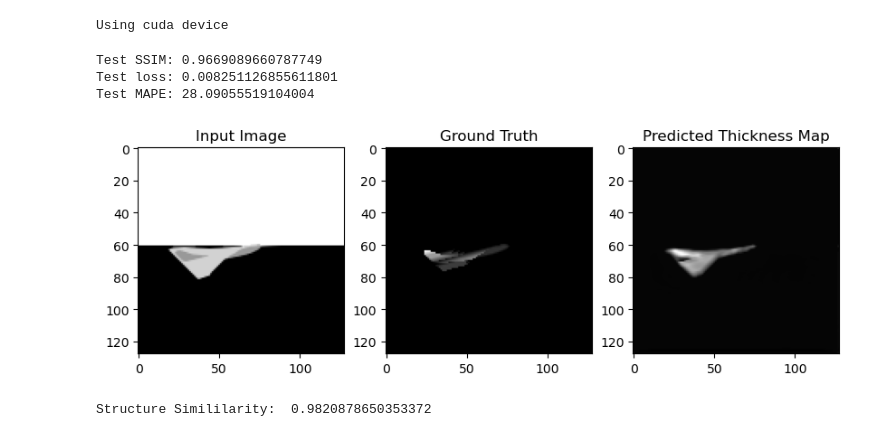
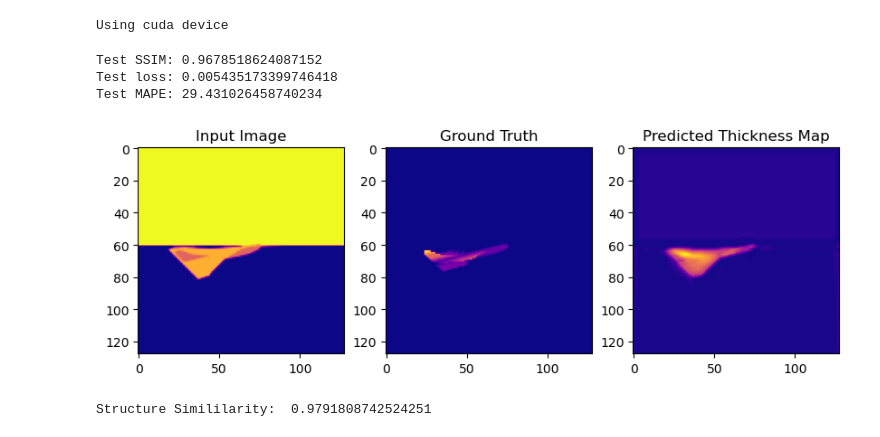
Before and after one commit to kane1204/Object-Thickness-Estimation-Network, a Jupyter notebook: test_model_partial.ipynb, the cells around one changed output. Cells and saved outputs as stored; diff of their text form; code cells hidden in the pictures.

```diff
--- a/test_model_partial.ipynb
+++ b/test_model_partial.ipynb
@@ -72,7 +72,7 @@ test_dataloader = DataLoader(test_dataset, batch_size=128)
 Number of samples in dataset without large object 5514
 Number of samples in dataset with only large objects 1038
 # %%
-path = "models\model_20230303-183712_164"
+path = "models\Partial Train\model_20230303-183712_105"
 device = "cuda" if torch.cuda.is_available() else "cpu"
 print("Using {} device".format(device))
 
@@ -115,9 +115,9 @@ print("Test SSIM: {}".format(fullstrsim/batches))
 print("Test loss: {}".format(full_loss/batches))
 print("Test MAPE: {}".format(full_mape/batches))
 # %% [output]
-Test SSIM: 0.9669089660787749
-Test loss: 0.008251126855611801
-Test MAPE: 28.09055519104004
+Test SSIM: 0.9678518624087152
+Test loss: 0.005435173399746418
+Test MAPE: 29.431026458740234
 # %%
 with torch.no_grad():
     for data in test_dataloader:
@@ -128,27 +128,27 @@ with torch.no_grad():
 # %%
 # test visualisation/ qualitative evaluation
 from skimage.metrics import structural_similarity as ssim
 idx = 69
 # sample = samples[idx]
 output = outputs[idx]
 with torch.no_grad():
     image, label = samples['img'][idx].to(device, dtype=torch.float), samples['thick_map'][idx].to(device, dtype=torch.float)
     image = image.cpu().numpy()
     label = label.cpu().numpy()
     output = output.cpu().numpy()
 
     plt.figure(figsize=(10,10))
     plt.subplot(1,3,1)
-    plt.imshow(image[0], cmap='gray')
+    plt.imshow(image[0],cmap='plasma')
     plt.title('Input Image')
     plt.subplot(1,3,2)
-    plt.imshow(label[0], cmap='gray')
+    plt.imshow(label[0], cmap='plasma')
     plt.title('Ground Truth')
     plt.subplot(1,3,3)
-    plt.imshow(output[0], cmap='gray')
+    plt.imshow(output[0], cmap='plasma')
     plt.title('Predicted Thickness Map')
     plt.show()
 print("Structure Simililarity: ",ssim(label[0], output[0].reshape(128,128)))
 # %% [output]
-[figure, old version]
+[figure, new version]
-Structure Simililarity:  0.9820878650353372
+Structure Simililarity:  0.9791808742524251
```
Also changed, not shown: 1 other file.
